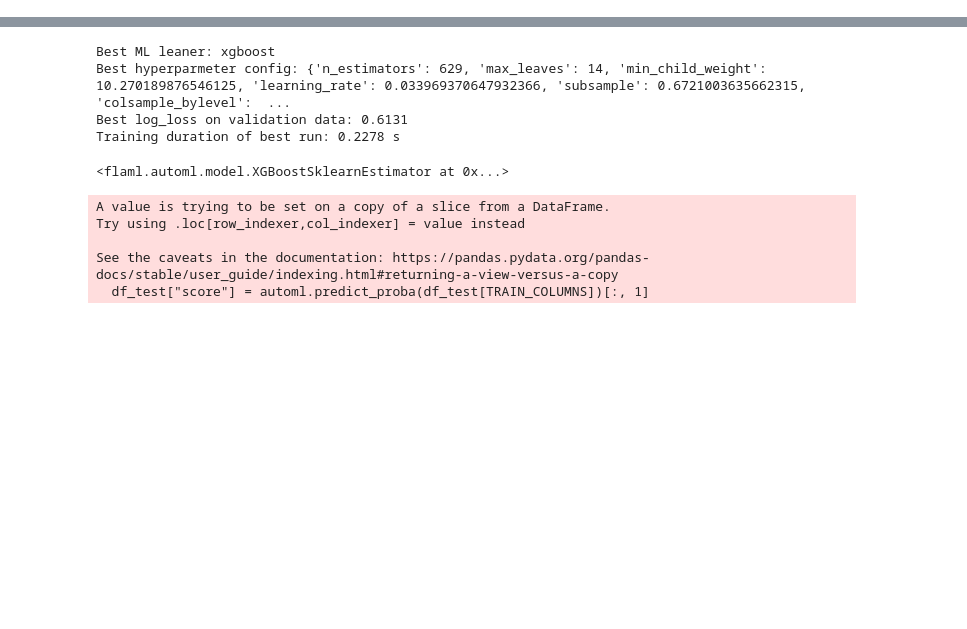
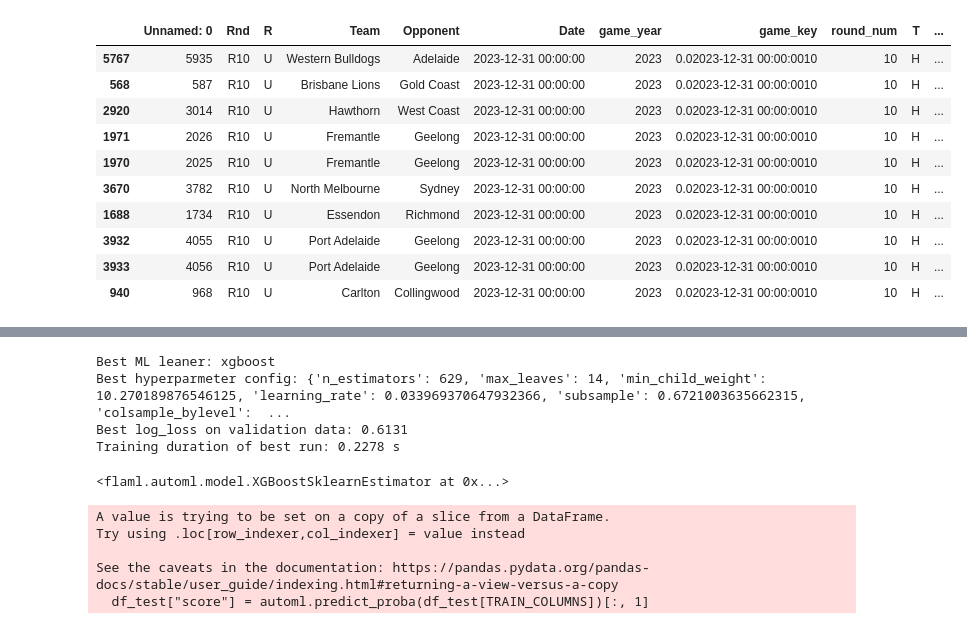
Before and after one commit to S1GR/mlflow_afl, a Jupyter notebook: notebooks/mlflow_train_new.ipynb, the cells around one changed output, grey strips where cells are left out. Cells and saved outputs as stored; diff of their text form; code cells hidden in the pictures; blank space fills up the shorter version.

```diff
--- a/notebooks/mlflow_train_new.ipynb
+++ b/notebooks/mlflow_train_new.ipynb
@@ -39,3 +82,17 @@ df = pd.read_csv(ROOT_DIRECTORY + "/data/processed/processed_features.csv")
+# %%
+df.loc[df['game_year']==2023].sort_values(by='Date',ascending=False).head(10)
+# %% [output]
+|  | Unnamed: 0 | Rnd | R | Team | Opponent | Date | game_year | game_key | round_num | T | ... |
+| 5767 | 5935 | R10 | U | Western Bulldogs | Adelaide | 2023-12-31 00:00:00 | 2023 | 0.02023-12-31 00:00:0010 | 10 | H | ... |
+| 568 | 587 | R10 | U | Brisbane Lions | Gold Coast | 2023-12-31 00:00:00 | 2023 | 0.02023-12-31 00:00:0010 | 10 | H | ... |
+| 2920 | 3014 | R10 | U | Hawthorn | West Coast | 2023-12-31 00:00:00 | 2023 | 0.02023-12-31 00:00:0010 | 10 | H | ... |
+| 1971 | 2026 | R10 | U | Fremantle | Geelong | 2023-12-31 00:00:00 | 2023 | 0.02023-12-31 00:00:0010 | 10 | H | ... |
+| 1970 | 2025 | R10 | U | Fremantle | Geelong | 2023-12-31 00:00:00 | 2023 | 0.02023-12-31 00:00:0010 | 10 | H | ... |
+| 3670 | 3782 | R10 | U | North Melbourne | Sydney | 2023-12-31 00:00:00 | 2023 | 0.02023-12-31 00:00:0010 | 10 | H | ... |
+| 1688 | 1734 | R10 | U | Essendon | Richmond | 2023-12-31 00:00:00 | 2023 | 0.02023-12-31 00:00:0010 | 10 | H | ... |
+| 3932 | 4055 | R10 | U | Port Adelaide | Geelong | 2023-12-31 00:00:00 | 2023 | 0.02023-12-31 00:00:0010 | 10 | H | ... |
+| 3933 | 4056 | R10 | U | Port Adelaide | Geelong | 2023-12-31 00:00:00 | 2023 | 0.02023-12-31 00:00:0010 | 10 | H | ... |
+| 940 | 968 | R10 | U | Carlton | Collingwood | 2023-12-31 00:00:00 | 2023 | 0.02023-12-31 00:00:0010 | 10 | H | ... |
 # %%
 df.columns
 # %% [output]
```
Also changed, not shown: parts of 16 cells of this notebook, 11 other files.
